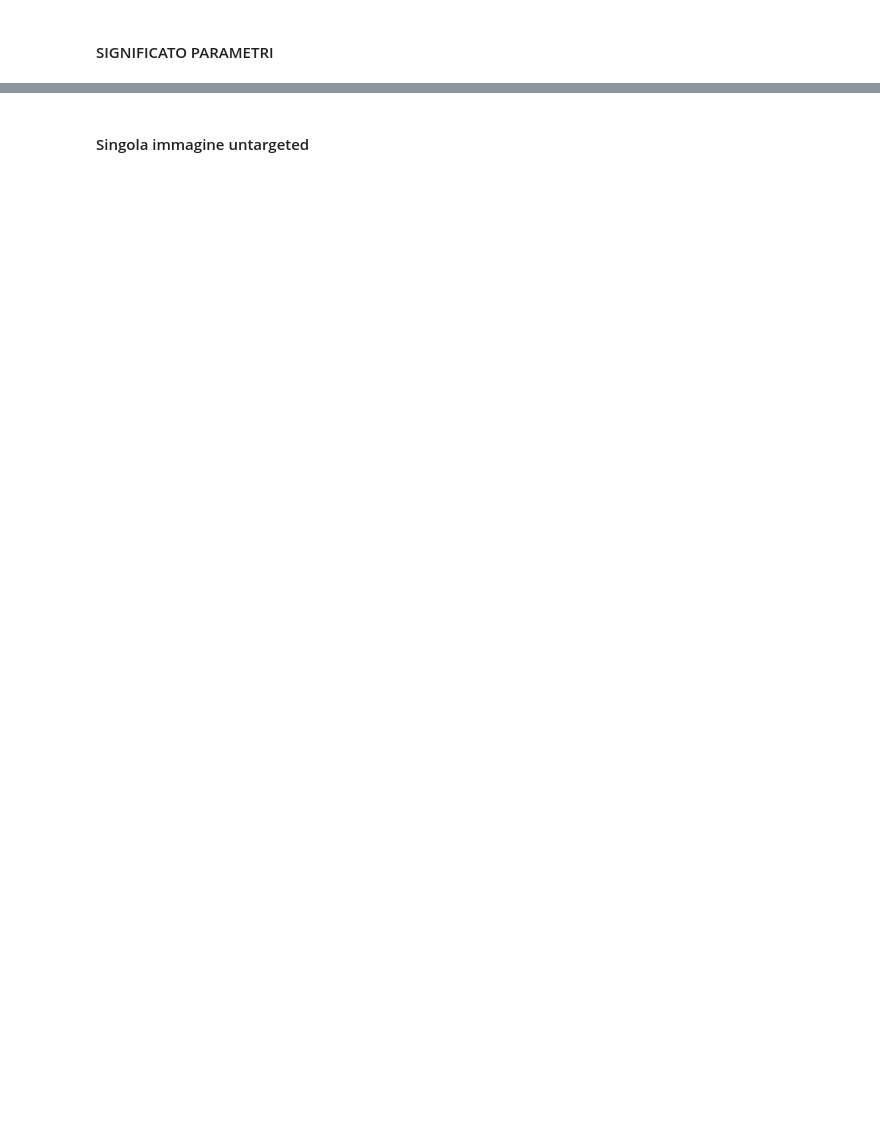
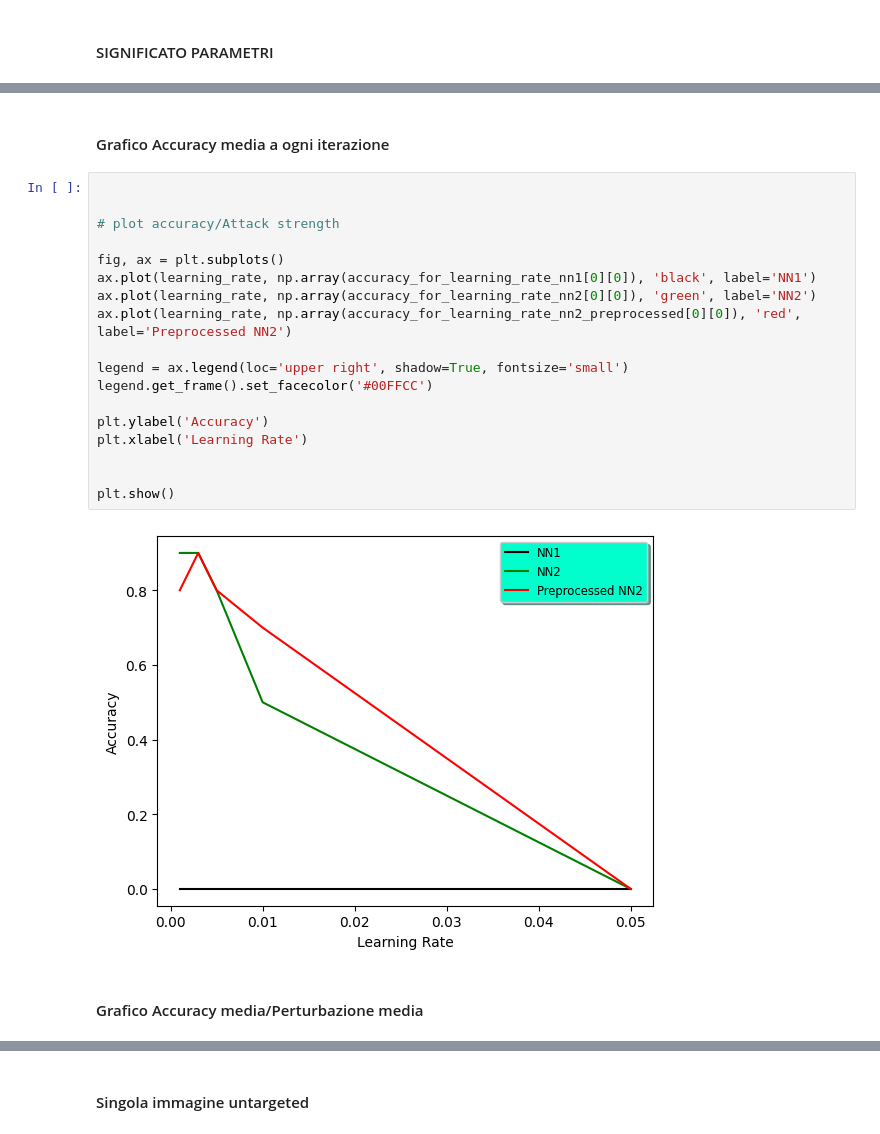
Before and after one commit to dany9999/Face_Recognition_Security, a Jupyter notebook: carlini_wagner.ipynb, the cells around one changed output, grey strips where cells are left out. Cells and saved outputs as stored; diff of their text form; blank space fills up the shorter version.

```diff
--- a/carlini_wagner.ipynb
+++ b/carlini_wagner.ipynb
@@ -203,0 +248,24 @@ for z in range(len(max_iter)):
+# %% [markdown]
+#### Grafico Accuracy media a ogni iterazione
+# %%
+
+
+# plot accuracy/Attack strength
+
+fig, ax = plt.subplots()
+ax.plot(learning_rate, np.array(accuracy_for_learning_rate_nn1[0][0]), 'black', label='NN1')
+ax.plot(learning_rate, np.array(accuracy_for_learning_rate_nn2[0][0]), 'green', label='NN2')
+ax.plot(learning_rate, np.array(accuracy_for_learning_rate_nn2_preprocessed[0][0]), 'red', label='Preprocessed NN2')
+
+legend = ax.legend(loc='upper right', shadow=True, fontsize='small')
+legend.get_frame().set_facecolor('#00FFCC')
+
+plt.ylabel('Accuracy')
+plt.xlabel('Learning Rate')
+
+
+plt.show()
+# %% [output]
+[figure, added]
+# %% [markdown]
+#### Grafico Accuracy media/Perturbazione media
```
Also changed, not shown: parts of 17 cells of this notebook, 1 other file.
